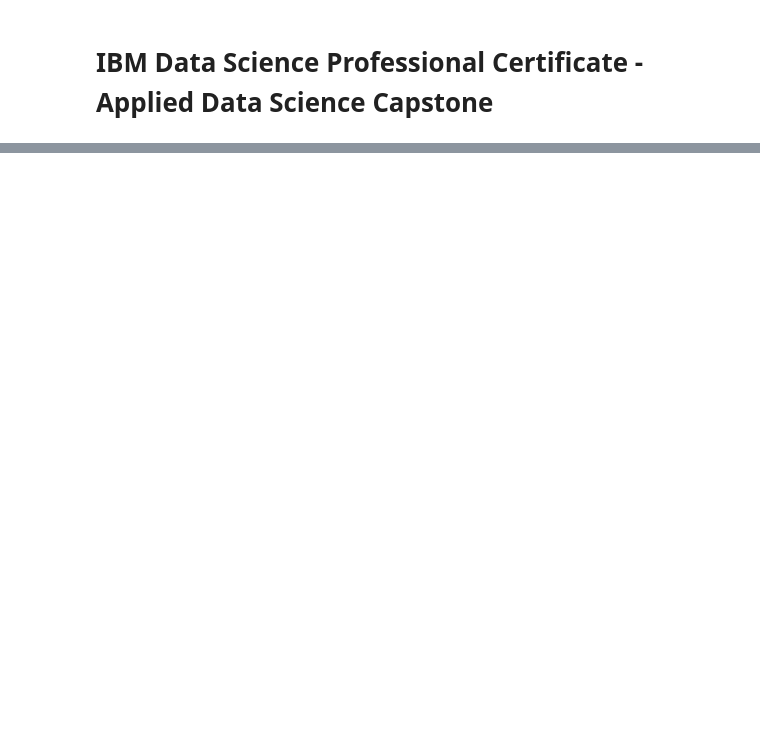
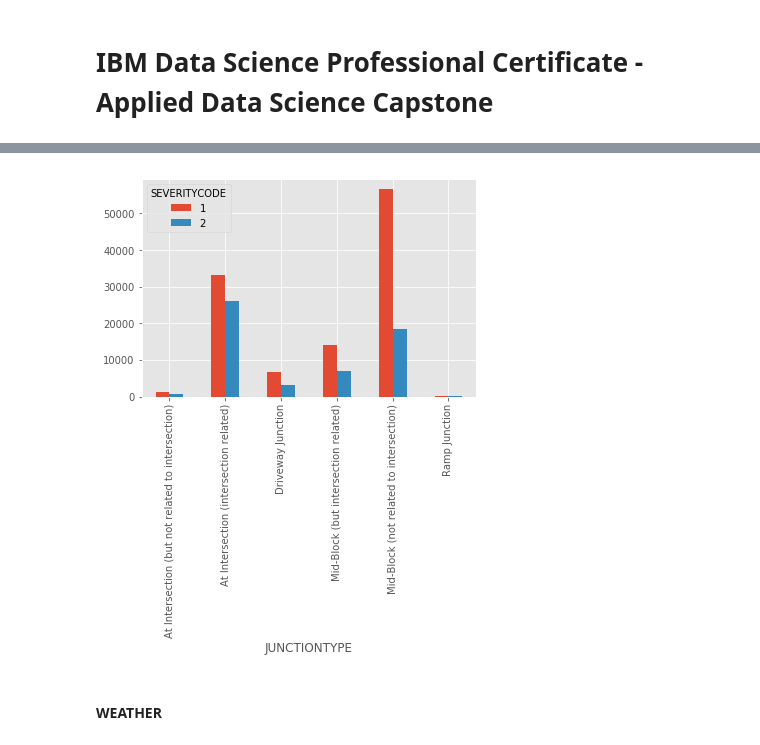
Before and after one commit to emrecanokten/coursera_capstone, a Jupyter notebook: Applied Data Science Capstone.ipynb, the cells around one changed output, grey strips where cells are left out. Drawn from its saved outputs; the diff is of its cells as text; code cells hidden in the pictures; blank space fills up the shorter version.

```diff
--- a/Applied Data Science Capstone.ipynb
+++ b/Applied Data Science Capstone.ipynb
@@ -439,3 +292,11 @@ Name: SEVERITYCODE, dtype: float64
+# %%
+plt.style.use('ggplot')
+df_c.groupby(['JUNCTIONTYPE', 'SEVERITYCODE']).size().unstack().plot.bar(legend=True)
+plt.show()
+# %% [output]
+[figure, added]
+# %% [markdown]
+#### WEATHER
 # %%
 df_c.groupby(['WEATHER'])['SEVERITYCODE'].value_counts(normalize=True)
 # %% [output]
```
Also changed, not shown: parts of 131 cells of this notebook.
